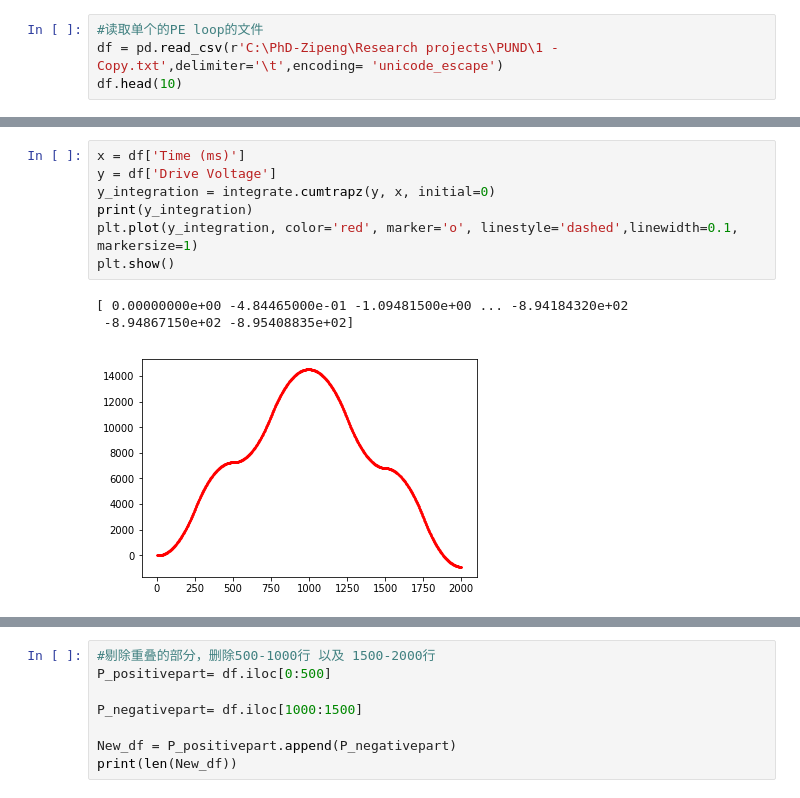
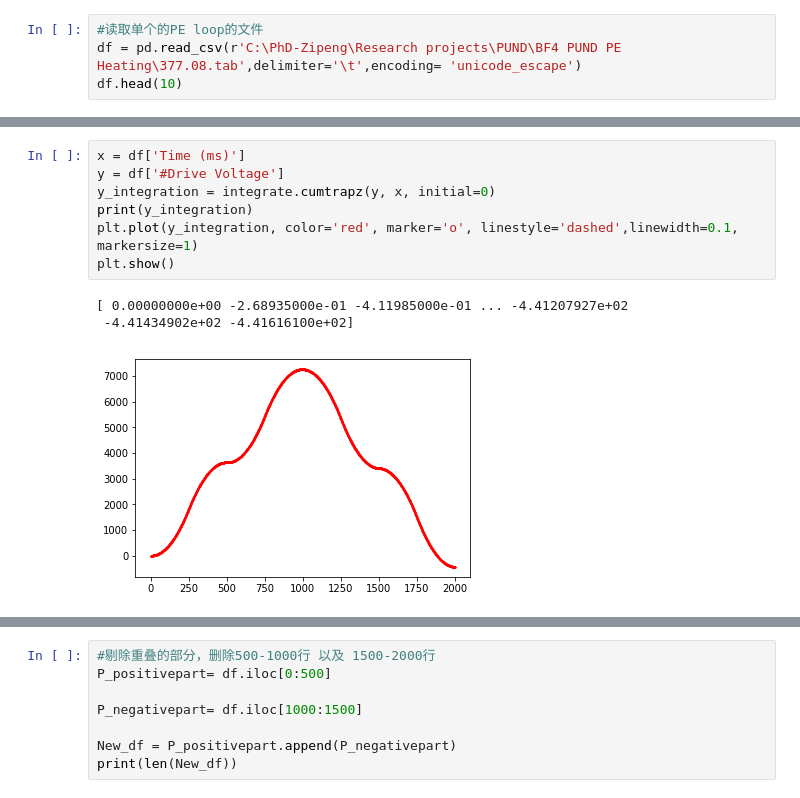
Before and after one commit to liuzipenguk/data-processing, a Jupyter notebook: PUND processing .ipynb, the cells around one changed output, grey strips where cells are left out. Cells and saved outputs as stored; diff of their text form.

```diff
--- a/PUND processing .ipynb
+++ b/PUND processing .ipynb
@@ -11,6 +11,6 @@ from sklearn.linear_model import LinearRegression
 from scipy.signal import find_peaks
 # %%
 #读取单个的PE loop的文件
-df = pd.read_csv(r'C:\PhD-Zipeng\Research projects\PUND\1 - Copy.txt',delimiter='\t',encoding= 'unicode_escape')
+df = pd.read_csv(r'C:\PhD-Zipeng\Research projects\PUND\BF4 PUND PE Heating\377.08.tab',delimiter='\t',encoding= 'unicode_escape')
 df.head(10)
 # %% [output]
@@ -94,13 +88,13 @@ plt.show()
 # %%
 x = df['Time (ms)']
-y = df['Drive Voltage']
+y = df['#Drive Voltage']
 y_integration = integrate.cumtrapz(y, x, initial=0)
 print(y_integration)
 plt.plot(y_integration, color='red', marker='o', linestyle='dashed',linewidth=0.1, markersize=1)
 plt.show()
 # %% [output]
-[ 0.00000000e+00 -4.84465000e-01 -1.09481500e+00 ... -8.94184320e+02
- -8.94867150e+02 -8.95408835e+02]
+[ 0.00000000e+00 -2.68935000e-01 -4.11985000e-01 ... -4.41207927e+02
+ -4.41434902e+02 -4.41616100e+02]
-[figure, old version]
+[figure, new version]
 # %%
 #插入voltage的积分这一列
```
Also changed, not shown: parts of 16 cells of this notebook.
